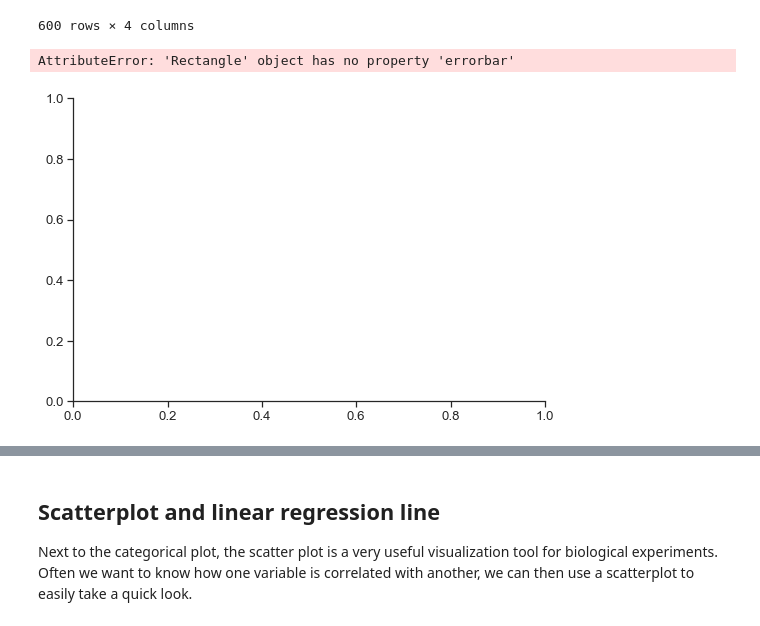
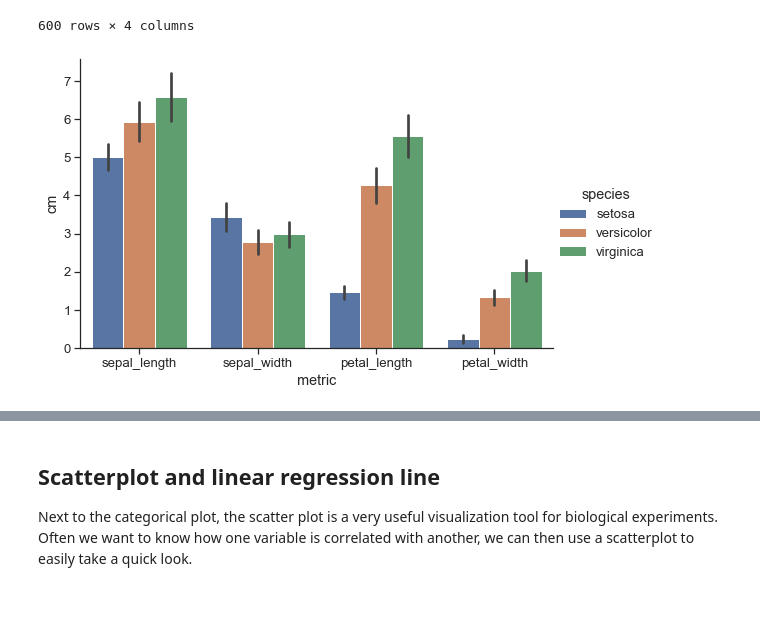
Before and after one commit to sangyu/moda, a Jupyter notebook: nbs/03_Data_Analysis_with_Jupyter.ipynb, the cells around one changed output, grey strips where cells are left out. Saved outputs shown, nothing was run; the diff lists cells and outputs as text; code cells hidden in the pictures.

```diff
--- a/nbs/03_Data_Analysis_with_Jupyter.ipynb
+++ b/nbs/03_Data_Analysis_with_Jupyter.ipynb
@@ -224,15 +224,14 @@ iris_tidy
 # %%
 ax4 = sns.catplot(data=iris_tidy,
             x='metric',
             y='cm',
             hue='species',
             kind='bar',
-            errorbar='sd',
+            ci='sd',
             aspect=1.5
            )
 # %% [output]
-AttributeError: 'Rectangle' object has no property 'errorbar'
-[figure, old version]
+[figure, new version]
 # %%
 # f, ax = plt.subplots(1, figsize=(3,3))
 
```
Also changed, not shown: parts of 1 cell of this notebook, 2 other files.
